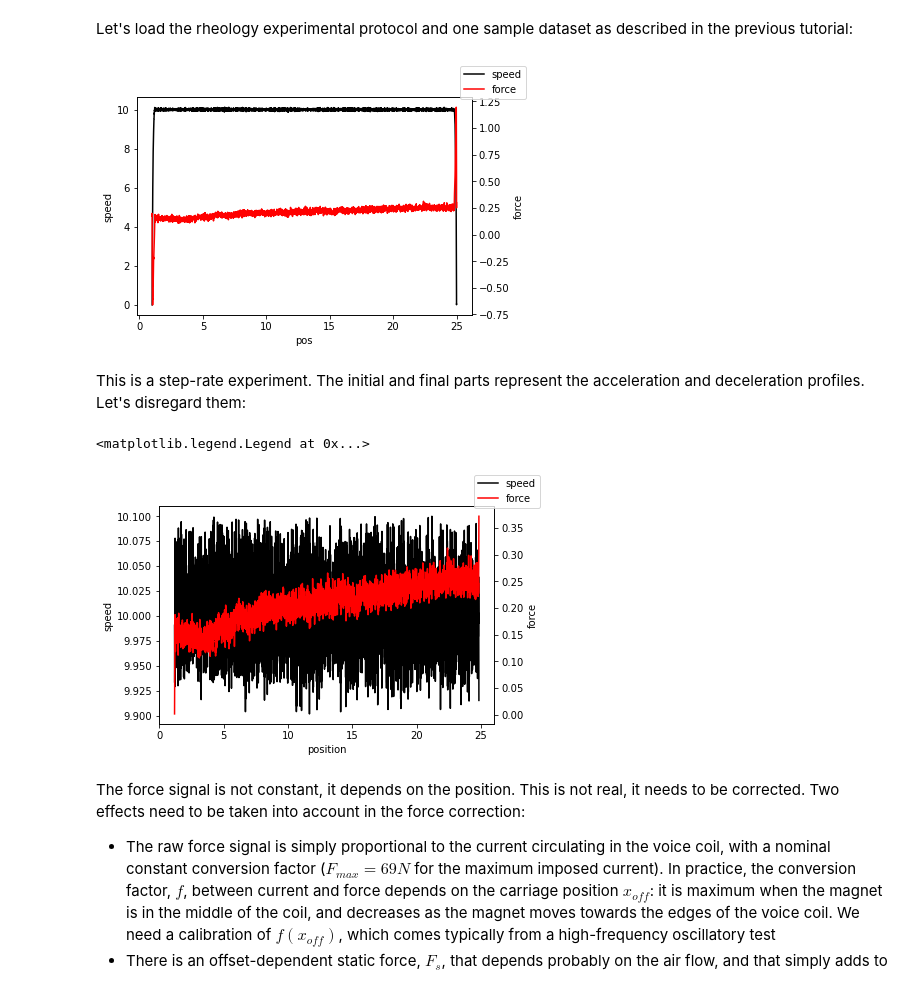
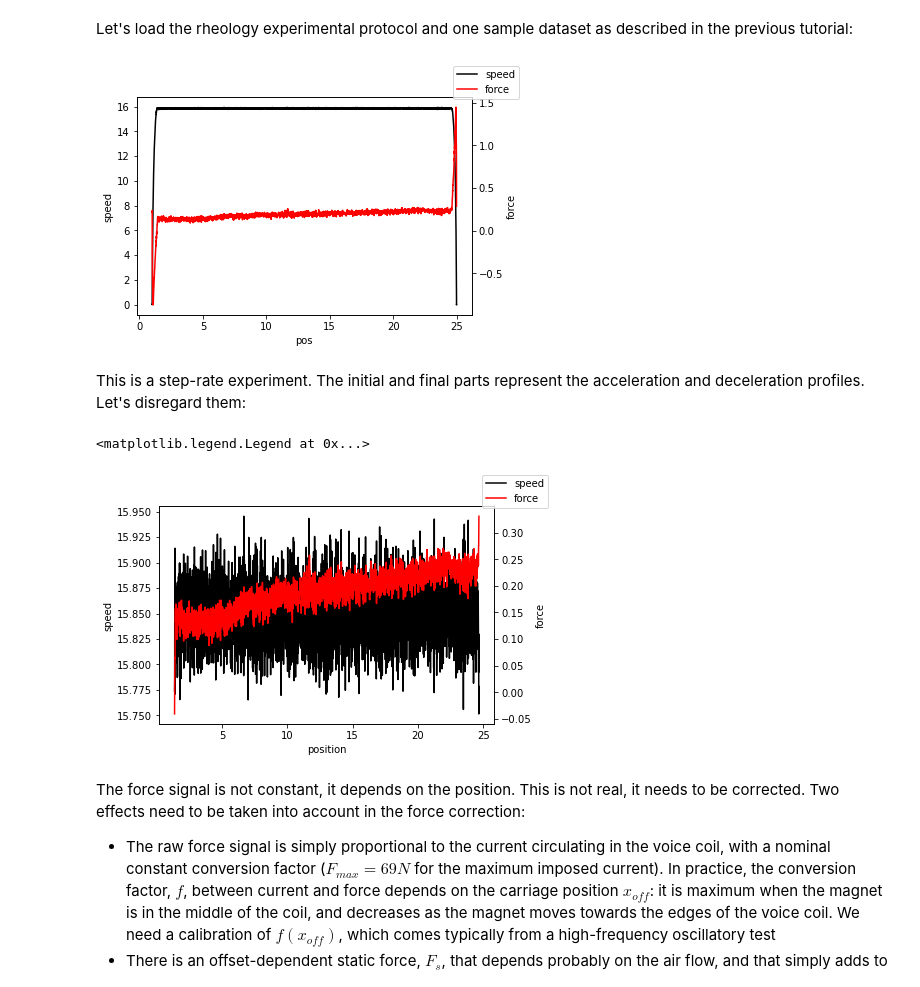
Before and after one commit to steaime/RheoShearCell_postproc, a Jupyter notebook: tutorial2_ForceCorrection.ipynb, the cells around one changed output. Drawn from its saved outputs; the diff is of its cells as text; code cells hidden in the pictures.

```diff
--- a/tutorial2_ForceCorrection.ipynb
+++ b/tutorial2_ForceCorrection.ipynb
@@ -8,24 +8,24 @@ from rDLSpp import RheoCorr as rcorr
 # %% [markdown]
 Let's load the rheology experimental protocol and one sample dataset as described in the previous tutorial:
 # %%
-froot = 'D:\\Data\\Temp'
+froot = 'D:\\Data\\Rheo\\211217_StepRateSweep'
 rheo_protocol = rconf.RheoProtocol(froot, 'Config_Rheo.ini', 'expLog.txt')
 list_names = rheo_protocol.GetFullFilenames()
 rheo_explog = rheo_protocol.LoadExpLog()
 
-fidx = 10
+fidx = 50
 int_time, int_pos, int_speed, int_force = iof.ReadRheoData(list_names[fidx], usecols=(1, 2, 3, 5), unpack=True)
 if int_pos is not None:
     fig, ax = plt.subplots()
     ax.plot(int_pos, int_speed, 'k-', label='speed')
     ax.set_xlabel('pos')
     ax.set_ylabel('speed')
     ax2 = ax.twinx()
     ax2.plot(int_pos, int_force, 'r-', label='force')
     ax2.set_ylabel('force')
     fig.legend()
 # %% [output]
-[figure, old version]
+[figure, new version]
 # %% [markdown]
 This is a step-rate experiment. The initial and final parts represent the acceleration and deceleration profiles. Let's disregard them:
 # %%
@@ -40,7 +40,7 @@ ax2.set_ylabel('force')
 fig.legend()
 # %% [output]
 <matplotlib.legend.Legend at 0x...>
-[figure, old version]
+[figure, new version]
 # %% [markdown]
 The force signal is not constant, it depends on the position. This is not real, it needs to be corrected. Two effects need to be taken into account in the force correction:
 - The raw force signal is simply proportional to the current circulating in the voice coil, with a nominal constant conversion factor ($F_{max}=69N$ for the maximum imposed current).  In practice, the conversion factor, $f$, between current and force depends on the carriage position $x_{off}$: it is maximum when the magnet is in the middle of the coil, and decreases as the magnet moves towards the edges of the voice coil. We need a calibration of $f(x_{off})$, which comes typically from a high-frequency oscillatory test
```
Also changed, not shown: parts of 4 cells of this notebook, 6 other files.
